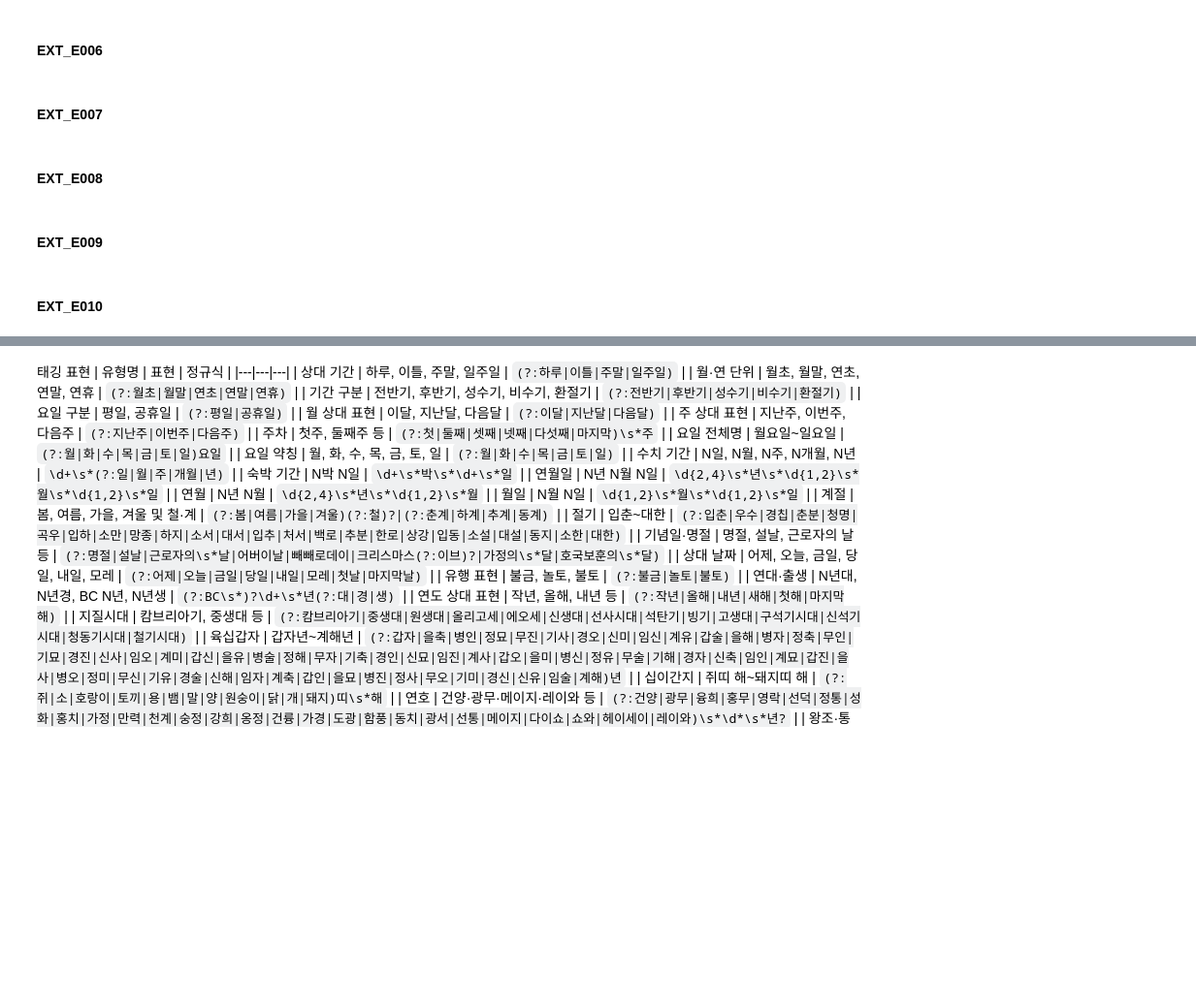
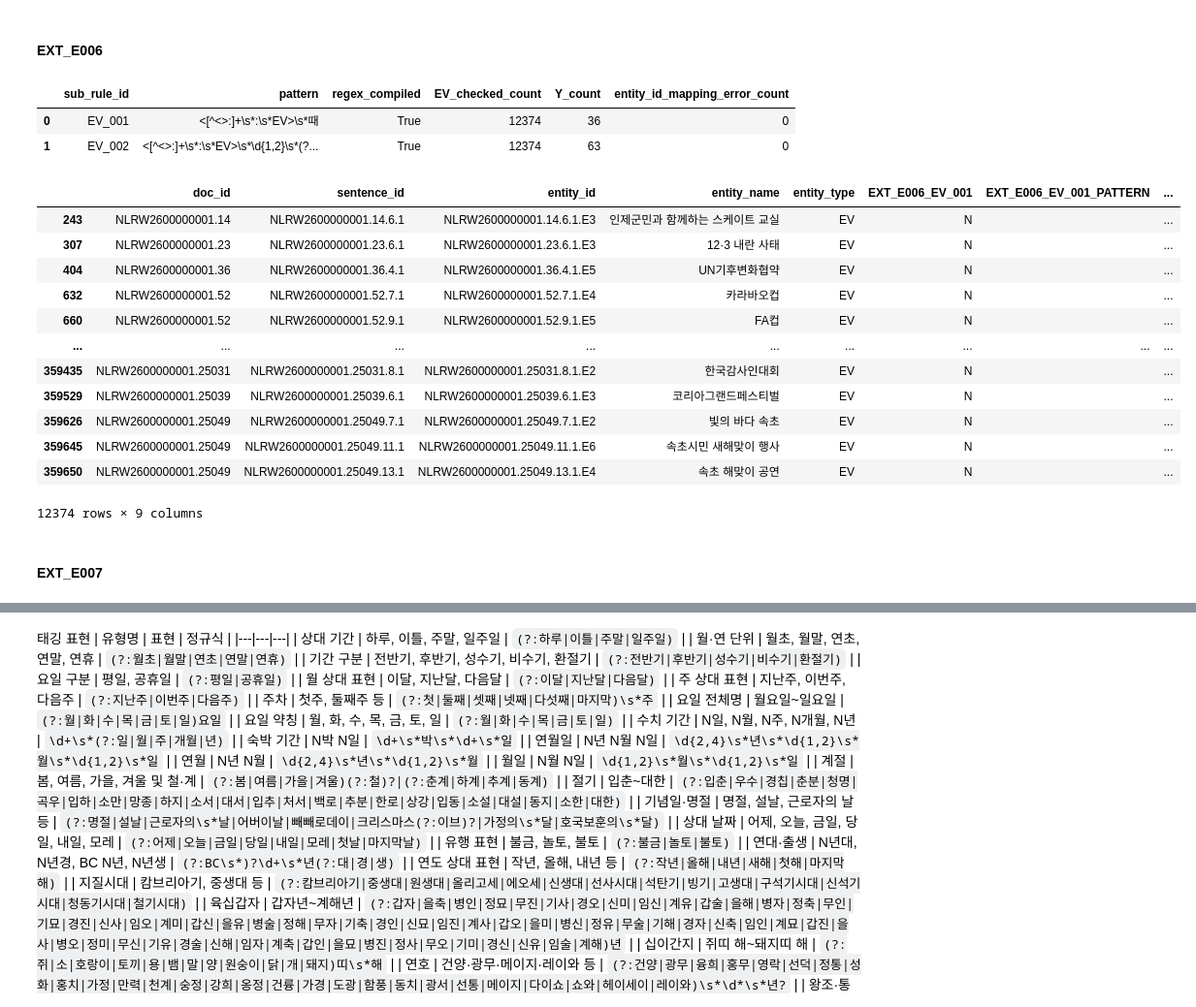
Before and after one commit to sosodoit/ner, a Jupyter notebook: src/data_processing/filter.ipynb, the cells around one changed output, grey strips where cells are left out. Shown at 97% size. Cells and saved outputs as stored; diff of their text form; code cells hidden in the pictures; blank space fills up the shorter version.

```diff
--- a/src/data_processing/filter.ipynb
+++ b/src/data_processing/filter.ipynb
@@ -399,3 +399,6 @@ Data columns (total 14 columns):
  13  freq_quartile         315690 non-null  str
 dtypes: float64(1), object(1), str(12)
 memory usage: 144.3+ MB
+# %%
+error_df_freq = pd.read_pickle(r"C:\work\ner\analysis\NER_개체명검수이력_V2.pkl")
+# dict_df
@@ -482,0 +466,2 @@ for _, rule in dict_df.iterrows():
+# %%
+dict_df = dict_df[dict_df["sub_rule_id"] == "OG_001"]
@@ -676,3 +700,5 @@ entity_df
           7일  DT           <7일: DT>     Y <2026년 11월 6일: DT>에서 <7일: DT>까지
 # %% [markdown]
 #### EXT_E005
+# %%
+tag_data = pd.read_pickle(r"C:\work\ner\analysis\tag_data.pkl")
@@ -678,0 +754,14 @@ entity_df
+# %%
+from IPython.display import display
+ext_e005_columns = [
+    "sentence_id",
+    "entity_id",
+    "entity_name",
+    "entity_type",
+]
+
+for sub_rule_id in ext_e005_data["sub_rule_id"]:
+    ext_e005_columns.extend([
+        f"EXT_E005_{sub_rule_id}",
+        f"EXT_E005_{sub_rule_id}_PATTERN",
+    ])
@@ -681,8 +851,41 @@ entity_df
+# %%
+ext_e006_columns = [
+    "doc_id",
+    "sentence_id",
+    "entity_id",
+    "entity_name",
+    "entity_type",
+]
+
+for sub_rule_id in ext_e006_data["sub_rule_id"]:
+    ext_e006_columns.extend([
+        f"EXT_E006_{sub_rule_id}",
+        f"EXT_E006_{sub_rule_id}_PATTERN",
+    ])
+
+display(ext_e006_validation)
+display(
+    entity_df.loc[
+        entity_df["entity_type"].eq("EV"),
+        ext_e006_columns,
+    ]
+)
+# %% [output]
+|  | sub_rule_id | pattern | regex_compiled | EV_checked_count | Y_count | entity_id_mapping_error_count |
+| 0 | EV_001 | <[^<>:]+\s*:\s*EV>\s*때 | True | 12374 | 36 | 0 |
+| 1 | EV_002 | <[^<>:]+\s*:\s*EV>\s*\d{1,2}\s*(?... | True | 12374 | 63 | 0 |
+|  | doc_id | sentence_id | entity_id | entity_name | entity_type | EXT_E006_EV_001 | EXT_E006_EV_001_PATTERN | ... |
+| 243 | NLRW2600000001.14 | NLRW2600000001.14.6.1 | NLRW2600000001.14.6.1.E3 | 인제군민과 함께하는 스케이트 교실 | EV | N |  | ... |
+| 307 | NLRW2600000001.23 | NLRW2600000001.23.6.1 | NLRW2600000001.23.6.1.E3 | 12·3 내란 사태 | EV | N |  | ... |
+| 404 | NLRW2600000001.36 | NLRW2600000001.36.4.1 | NLRW2600000001.36.4.1.E5 | UN기후변화협약 | EV | N |  | ... |
+| 632 | NLRW2600000001.52 | NLRW2600000001.52.7.1 | NLRW2600000001.52.7.1.E4 | 카라바오컵 | EV | N |  | ... |
+| 660 | NLRW2600000001.52 | NLRW2600000001.52.9.1 | NLRW2600000001.52.9.1.E5 | FA컵 | EV | N |  | ... |
+| ... | ... | ... | ... | ... | ... | ... | ... | ... |
+| 359435 | NLRW2600000001.25031 | NLRW2600000001.25031.8.1 | NLRW2600000001.25031.8.1.E2 | 한국감사인대회 | EV | N |  | ... |
+| 359529 | NLRW2600000001.25039 | NLRW2600000001.25039.6.1 | NLRW2600000001.25039.6.1.E3 | 코리아그랜드페스티벌 | EV | N |  | ... |
+| 359626 | NLRW2600000001.25049 | NLRW2600000001.25049.7.1 | NLRW2600000001.25049.7.1.E2 | 빛의 바다 속초 | EV | N |  | ... |
+| 359645 | NLRW2600000001.25049 | NLRW2600000001.25049.11.1 | NLRW2600000001.25049.11.1.E6 | 속초시민 새해맞이 행사 | EV | N |  | ... |
+| 359650 | NLRW2600000001.25049 | NLRW2600000001.25049.13.1 | NLRW2600000001.25049.13.1.E4 | 속초 해맞이 공연 | EV | N |  | ... |
+12374 rows × 9 columns
 # %% [markdown]
 #### EXT_E007
-# %% [markdown]
-#### EXT_E008
-# %% [markdown]
-#### EXT_E009
-# %% [markdown]
-#### EXT_E010
```
Also changed, not shown: parts of 25 cells of this notebook, 2 other files.
